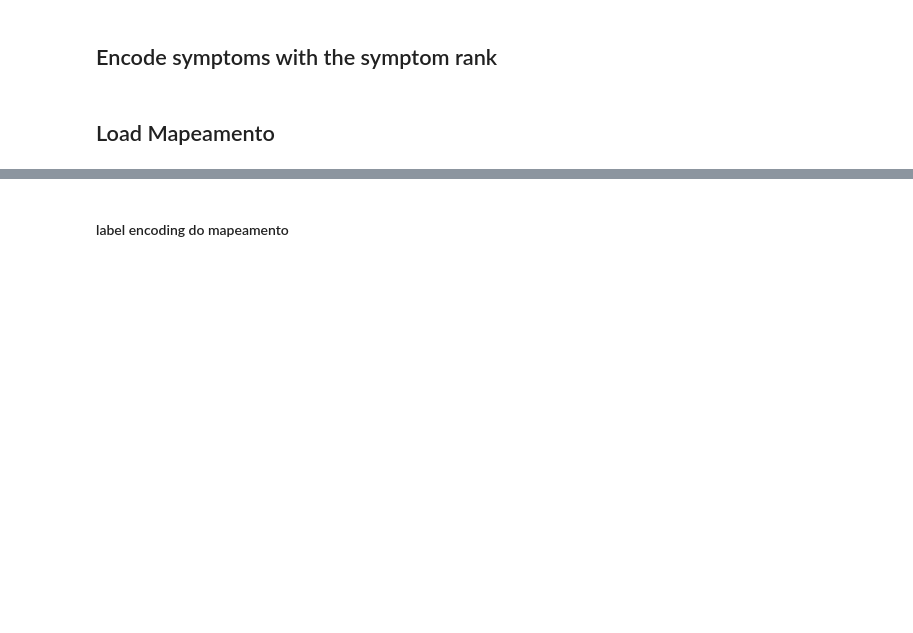
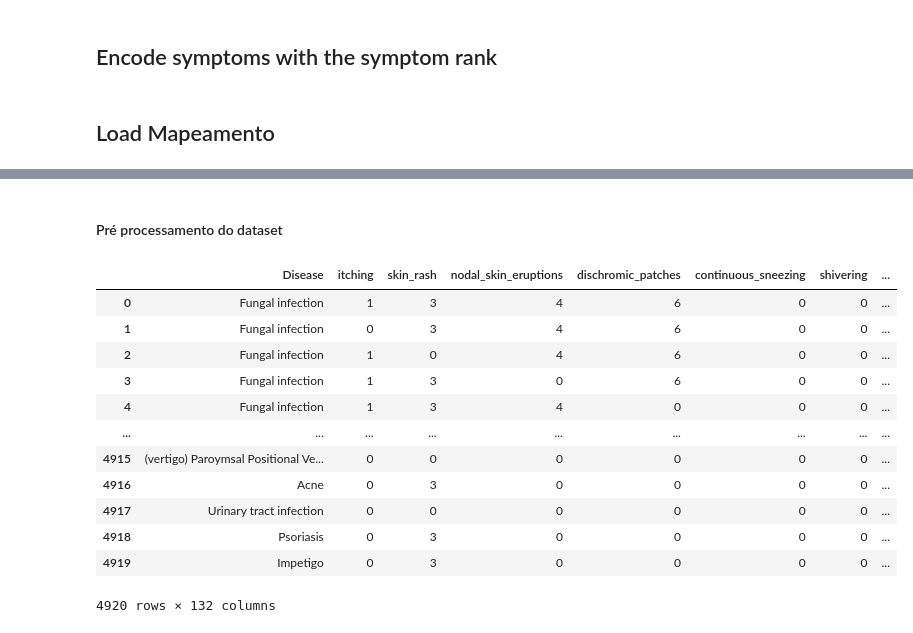
Before and after one commit to SusanaMarques/QuickCheck-RecommendationSystem, a Jupyter notebook: dataTest1.ipynb, the cells around one changed output, grey strips where cells are left out. Cells and saved outputs as stored; diff of their text form; code cells hidden in the pictures; blank space fills up the shorter version.

Commit message:
Mistura dos datasets formato OneHot

```diff
--- a/dataTest1.ipynb
+++ b/dataTest1.ipynb
@@ -78,5 +91,61 @@ mapeamento.head()
 | 2 | Allergy | Skin Prick Test (SPT) | Intradermal Skin Test | Blood tests | Physicial examination | NaN | NaN | NaN |
 | 3 | Hypothyroidism | TSH test | T4 test | Thyroid scan | Thyroid ultrasound | NaN | NaN | NaN |
 | 4 | Psoriasis | Skin biopsy | Physical examination | NaN | NaN | NaN | NaN | NaN |
-# %% [markdown]
-#### label encoding do mapeamento
+# %% [markdown]
+#### Pré processamento do dataset
+# %%
+#Obter coluna dos sintomas
+symptomsCols = pd.unique(data.drop('Disease',1).values.flatten())
+onlySymptomsCols=[]
+for elem in (symptomsCols[symptomsCols==symptomsCols]):
+    onlySymptomsCols.append(elem.replace(' ',''))
+
+weightsFromSymptom = dict()
+
+indexing = severity.to_dict()['Symptom']
+weights = severity.to_dict()['weight']
+for elem in indexing:
+    weightsFromSymptom[indexing[elem].replace(' ','')]=weights[elem]
+
+for elem in onlySymptomsCols:
+    if(elem.replace(' ', '') not in indexing.values()):
+        weightsFromSymptom[elem.replace(' ','')]=1
+
+symptomsCols = np.insert(onlySymptomsCols, 0, 'Disease')
+symptomsCols
+
+dataf = []
+for elem in data.values:
+    line=[]
+    line.append(elem[0])
+    elemlist=[]
+    oldline = elem.tolist()
+    for e in (oldline):
+        if(e==e):
+            elemlist.append(e.replace(' ', ''))
+    del elemlist[0]
+    for symptom in onlySymptomsCols:
+        if(elemlist.count(symptom)>0):
+            weight = weightsFromSymptom[symptom.replace(' ','')]
+            line.append(weight)
+        else:
+            line.append(0)
+    dataf.append(line)
+
+processedDataf = pd.DataFrame(data=dataf, columns=symptomsCols)
+processedDataf.to_csv("./Data/processed.csv", index=False )
+processedDataf
+# %% [output]
+|  | Disease | itching | skin_rash | nodal_skin_eruptions | dischromic_patches | continuous_sneezing | shivering | ... |
+| 0 | Fungal infection | 1 | 3 | 4 | 6 | 0 | 0 | ... |
+| 1 | Fungal infection | 0 | 3 | 4 | 6 | 0 | 0 | ... |
+| 2 | Fungal infection | 1 | 0 | 4 | 6 | 0 | 0 | ... |
+| 3 | Fungal infection | 1 | 3 | 0 | 6 | 0 | 0 | ... |
+| 4 | Fungal infection | 1 | 3 | 4 | 0 | 0 | 0 | ... |
+| ... | ... | ... | ... | ... | ... | ... | ... | ... |
+| 4915 | (vertigo) Paroymsal Positional Ve... | 0 | 0 | 0 | 0 | 0 | 0 | ... |
+| 4916 | Acne | 0 | 3 | 0 | 0 | 0 | 0 | ... |
+| 4917 | Urinary tract infection | 0 | 0 | 0 | 0 | 0 | 0 | ... |
+| 4918 | Psoriasis | 0 | 3 | 0 | 0 | 0 | 0 | ... |
+| 4919 | Impetigo | 0 | 3 | 0 | 0 | 0 | 0 | ... |
+4920 rows × 132 columns
```
Also changed, not shown: parts of 8 cells of this notebook, 5 other files.
